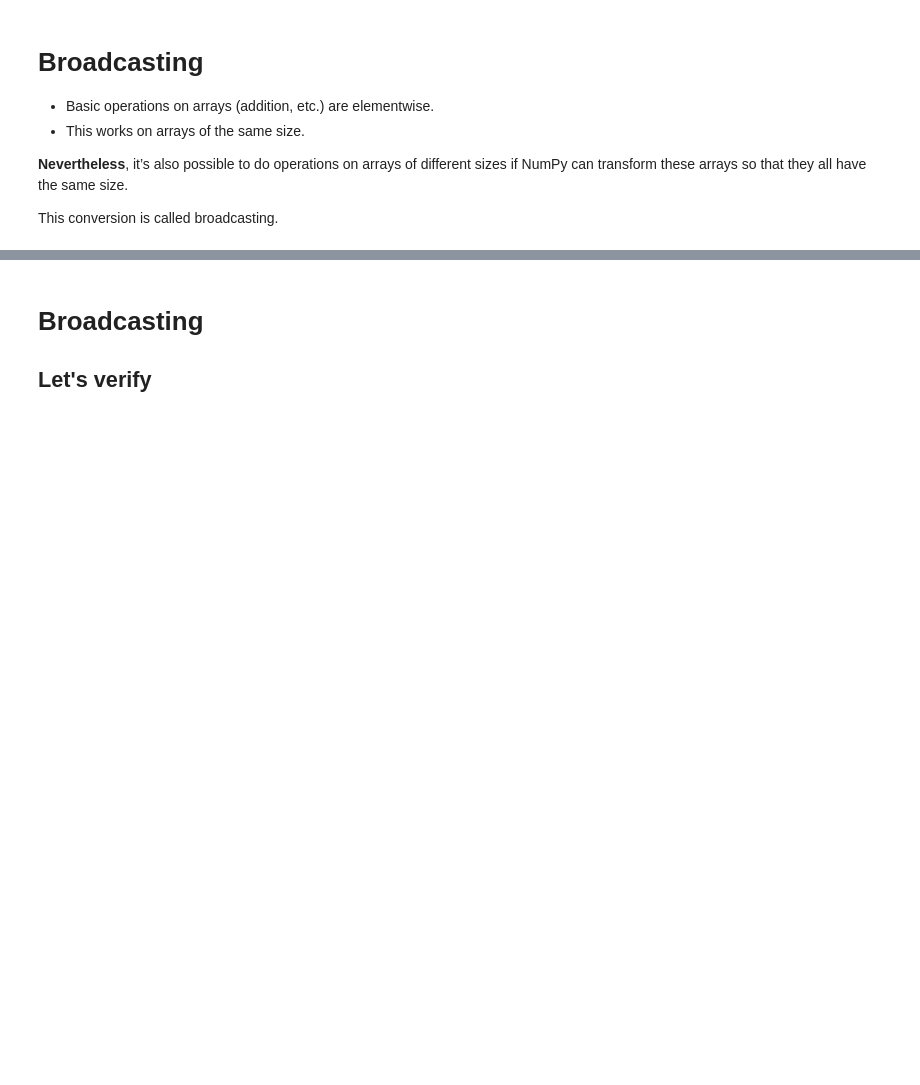
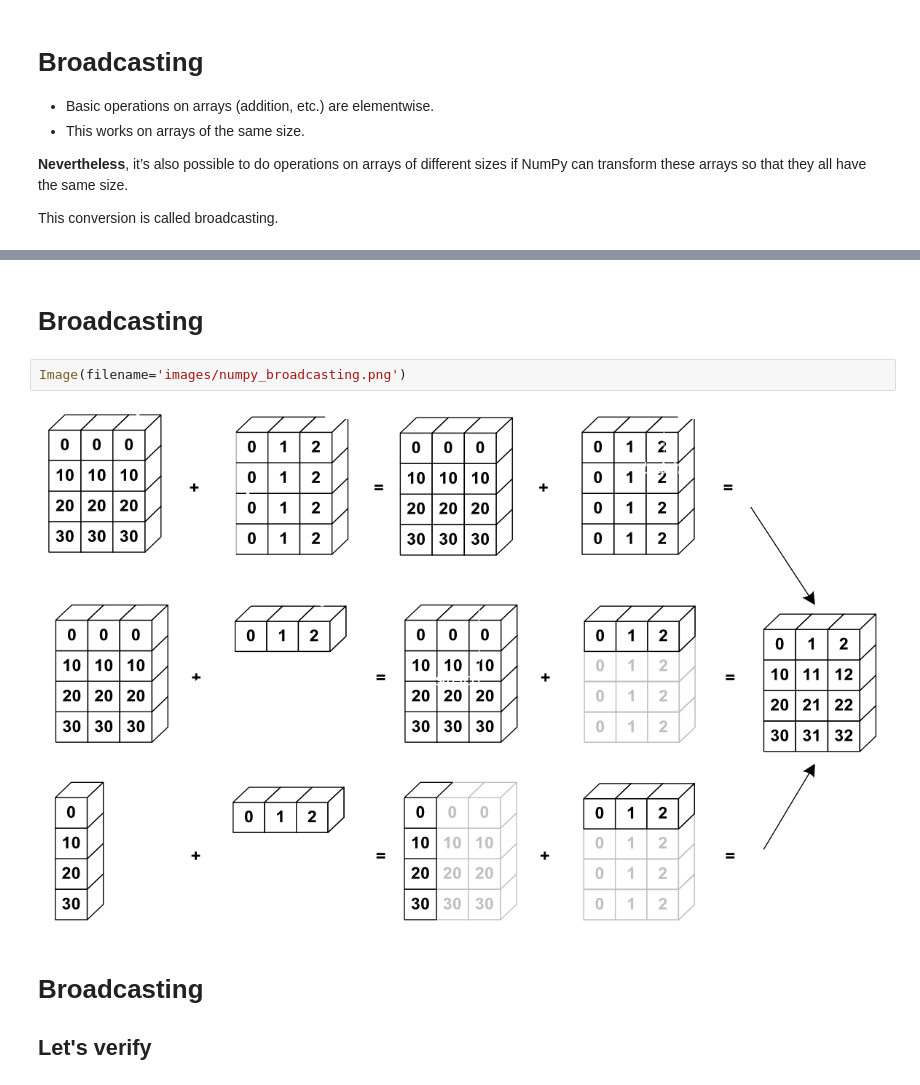
Before and after one commit to LUMC/python-course, a Jupyter notebook: numpy.ipynb, the cells around one changed output, grey strips where cells are left out. Cells and saved outputs as stored; diff of their text form; blank space fills up the shorter version.

```diff
--- a/numpy.ipynb
+++ b/numpy.ipynb
@@ -719,3 +724,10 @@ Broadcasting
+# %% [markdown]
+Broadcasting
+===
+# %%
+Image(filename='images/numpy_broadcasting.png')
+# %% [output]
+[figure, added]
 # %% [markdown]
 Broadcasting
 ===
```
Also changed, not shown: parts of 8 cells of this notebook.
